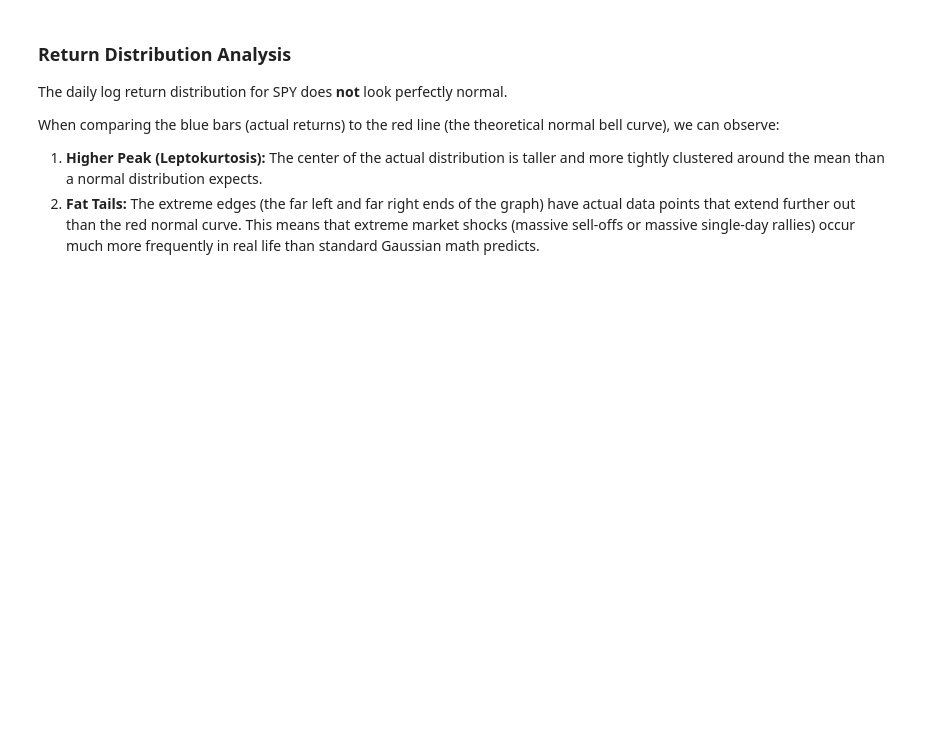
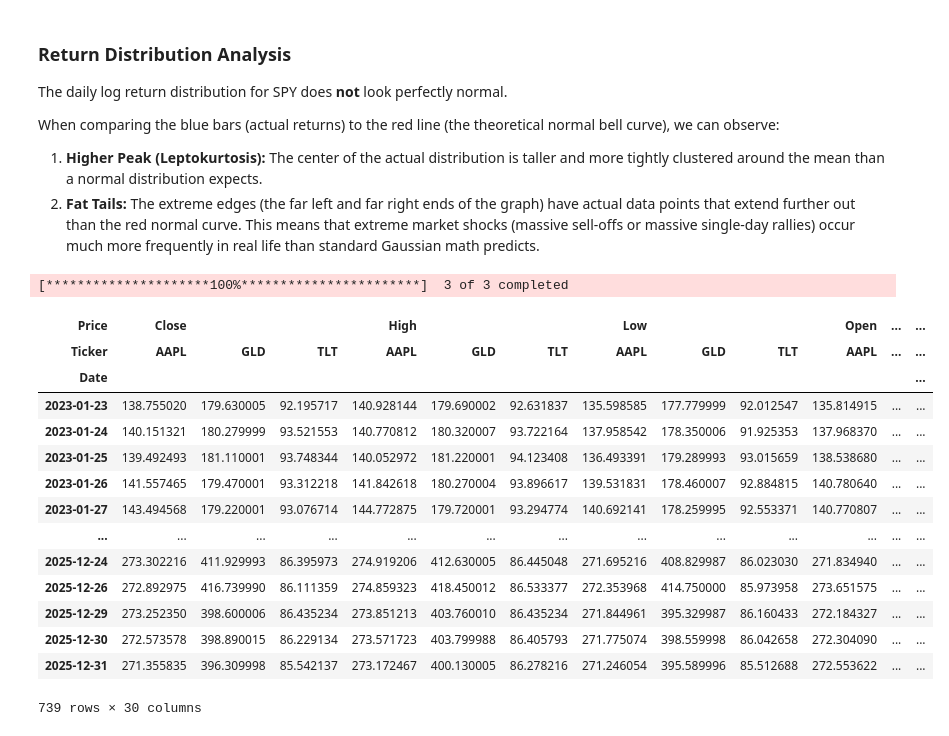
Before and after one commit to DOD-Pandey/QUANT-PROJECT, a Jupyter notebook: week1_task.ipynb, the cells around one changed output. Saved outputs shown, nothing was run; the diff lists cells and outputs as text; code cells hidden in the pictures; blank space fills up the shorter version.

Commit message:
multi asset portfolio
trying Implement multi-asset dynamic portfolio allocator script and seeing the returns and sharpe comparatively

```diff
--- a/week1_task.ipynb
+++ b/week1_task.ipynb
@@ -91,3 +91,44 @@ The daily log return distribution for SPY does **not** look perfectly normal.
 When comparing the blue bars (actual returns) to the red line (the theoretical normal bell curve), we can observe:
 1. **Higher Peak (Leptokurtosis):** The center of the actual distribution is taller and more tightly clustered around the mean than a normal distribution expects.
 2. **Fat Tails:** The extreme edges (the far left and far right ends of the graph) have actual data points that extend further out than the red normal curve. This means that extreme market shocks (massive sell-offs or massive single-day rallies) occur much more frequently in real life than standard Gaussian math predicts.
+# %%
+import yfinance as yf
+import numpy as np
+import pandas as pd
+
+# 1. Fetch data
+TICKERS = ["AAPL", "GLD", "TLT"]
+df_portfolio = yf.download(TICKERS, start="2023-01-01", end="2026-01-01")
+
+# 2. Run our optimized multi-asset indicator loop
+for ticker in TICKERS:
+    df_portfolio[('EMA', ticker)] = df_portfolio[('Close', ticker)].ewm(span=14, adjust=False).mean()
+    df_portfolio[('Price_Change', ticker)] = df_portfolio[('Close', ticker)].diff()
+    df_portfolio[('Gain', ticker)] = np.where(df_portfolio[('Price_Change', ticker)] > 0, df_portfolio[('Price_Change', ticker)], 0)
+    df_portfolio[('Loss', ticker)] = np.where(df_portfolio[('Price_Change', ticker)] < 0, -df_portfolio[('Price_Change', ticker)], 0)
+
+    roll_gain = df_portfolio[('Gain', ticker)].rolling(window=14).mean()
+    roll_loss = df_portfolio[('Loss', ticker)].rolling(window=14).mean()
+    df_portfolio[('RSI', ticker)] = 100 - (100 / (1 + (roll_gain / roll_loss)))
+
+df_portfolio.dropna(inplace=True)
+
+# 3. Display the data as an interactive HTML table
+df_portfolio
+# %% [output]
+[*********************100%***********************]  3 of 3 completed
+| Price | Close |  |  | High |  |  | Low |  |  | Open | ... | ... |
+| Ticker | AAPL | GLD | TLT | AAPL | GLD | TLT | AAPL | GLD | TLT | AAPL | ... | ... |
+| Date |  |  |  |  |  |  |  |  |  |  |  | ... |
+| 2023-01-23 | 138.755020 | 179.630005 | 92.195717 | 140.928144 | 179.690002 | 92.631837 | 135.598585 | 177.779999 | 92.012547 | 135.814915 | ... | ... |
+| 2023-01-24 | 140.151321 | 180.279999 | 93.521553 | 140.770812 | 180.320007 | 93.722164 | 137.958542 | 178.350006 | 91.925353 | 137.968370 | ... | ... |
+| 2023-01-25 | 139.492493 | 181.110001 | 93.748344 | 140.052972 | 181.220001 | 94.123408 | 136.493391 | 179.289993 | 93.015659 | 138.538680 | ... | ... |
+| 2023-01-26 | 141.557465 | 179.470001 | 93.312218 | 141.842618 | 180.270004 | 93.896617 | 139.531831 | 178.460007 | 92.884815 | 140.780640 | ... | ... |
+| 2023-01-27 | 143.494568 | 179.220001 | 93.076714 | 144.772875 | 179.720001 | 93.294774 | 140.692141 | 178.259995 | 92.553371 | 140.770807 | ... | ... |
+| ... | ... | ... | ... | ... | ... | ... | ... | ... | ... | ... | ... | ... |
+| 2025-12-24 | 273.302216 | 411.929993 | 86.395973 | 274.919206 | 412.630005 | 86.445048 | 271.695216 | 408.829987 | 86.023030 | 271.834940 | ... | ... |
+| 2025-12-26 | 272.892975 | 416.739990 | 86.111359 | 274.859323 | 418.450012 | 86.533377 | 272.353968 | 414.750000 | 85.973958 | 273.651575 | ... | ... |
+| 2025-12-29 | 273.252350 | 398.600006 | 86.435234 | 273.851213 | 403.760010 | 86.435234 | 271.844961 | 395.329987 | 86.160433 | 272.184327 | ... | ... |
+| 2025-12-30 | 272.573578 | 398.890015 | 86.229134 | 273.571723 | 403.799988 | 86.405793 | 271.775074 | 398.559998 | 86.042658 | 272.304090 | ... | ... |
+| 2025-12-31 | 271.355835 | 396.309998 | 85.542137 | 273.172467 | 400.130005 | 86.278216 | 271.246054 | 395.589996 | 85.512688 | 272.553622 | ... | ... |
+739 rows × 30 columns
```
Also changed, not shown: parts of 2 cells of this notebook, 1 other file.
